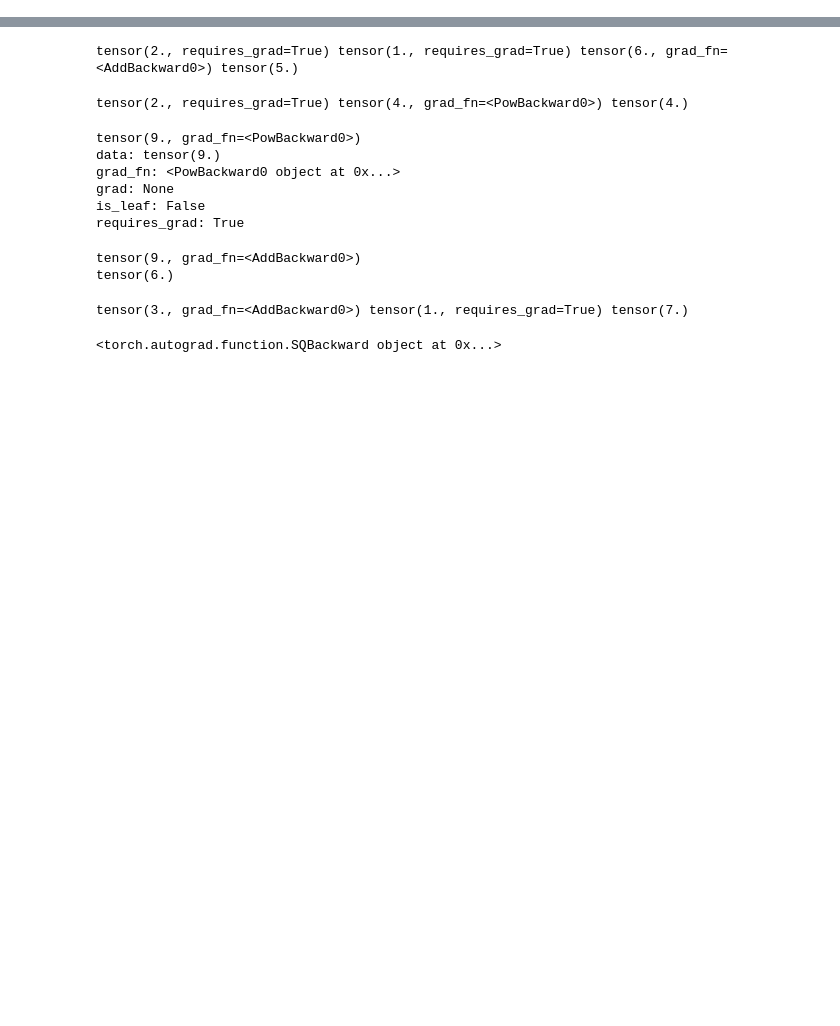
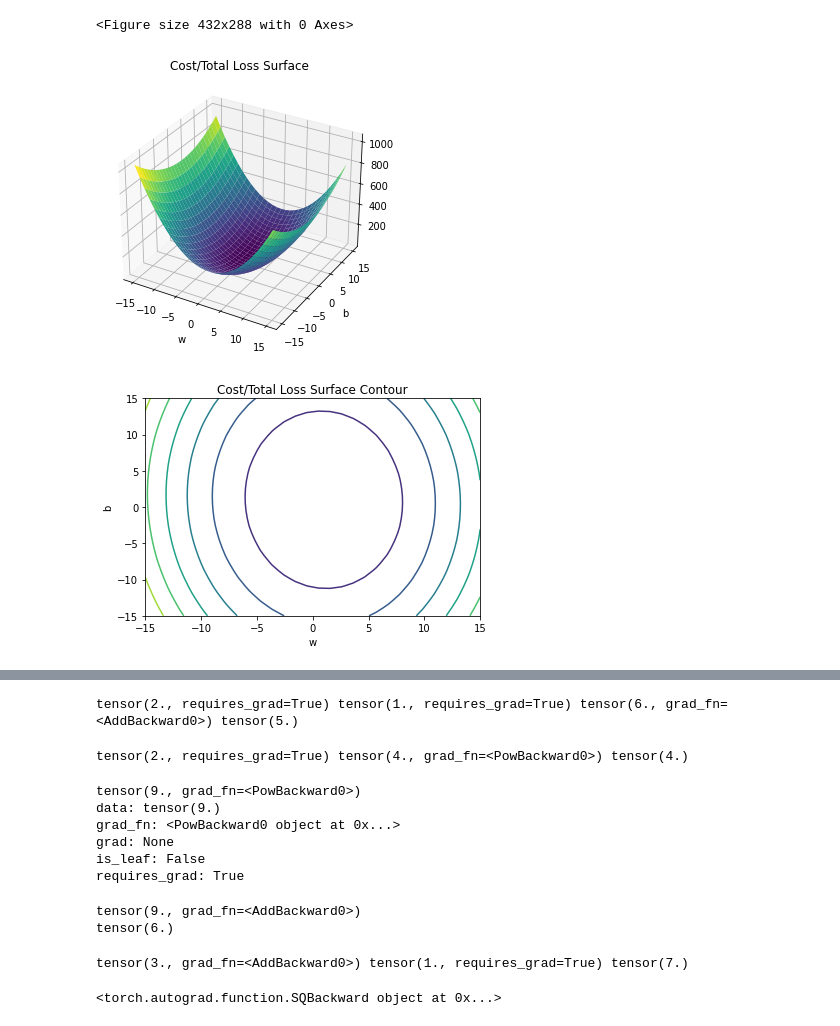
Before and after one commit to dparksports/circle-detector, a Jupyter notebook: torch.ipynb, the cells around one changed output, grey strips where cells are left out. Saved outputs shown, nothing was run; the diff lists cells and outputs as text; code cells hidden in the pictures; blank space fills up the shorter version.

```diff
--- a/torch.ipynb
+++ b/torch.ipynb
@@ -2,0 +98,12 @@ import torch
+# %%
+def forward(x):
+    return w * x + b
+
+def criterion(yhat,y):
+    return torch.mean((yhat-y)**2)
+
+get_surface = plot_error_surfaces(15, 15, X, Y, 30)
+# %% [output]
+<Figure size 432x288 with 0 Axes>
+[figure, added]
+[figure, added]
```
Also changed, not shown: parts of 17 cells of this notebook.
